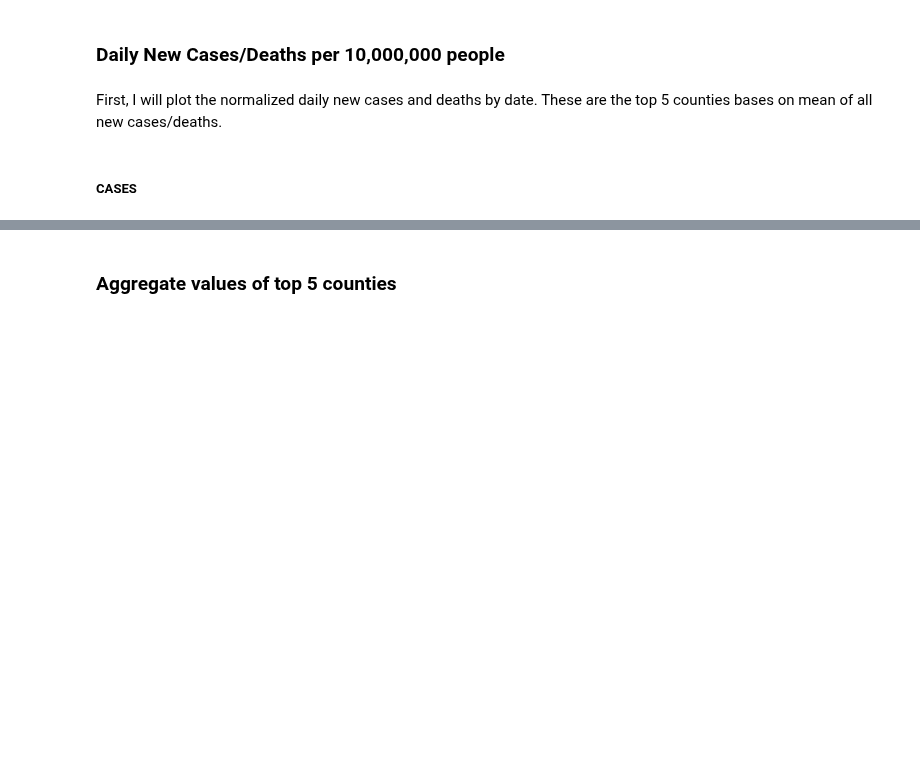
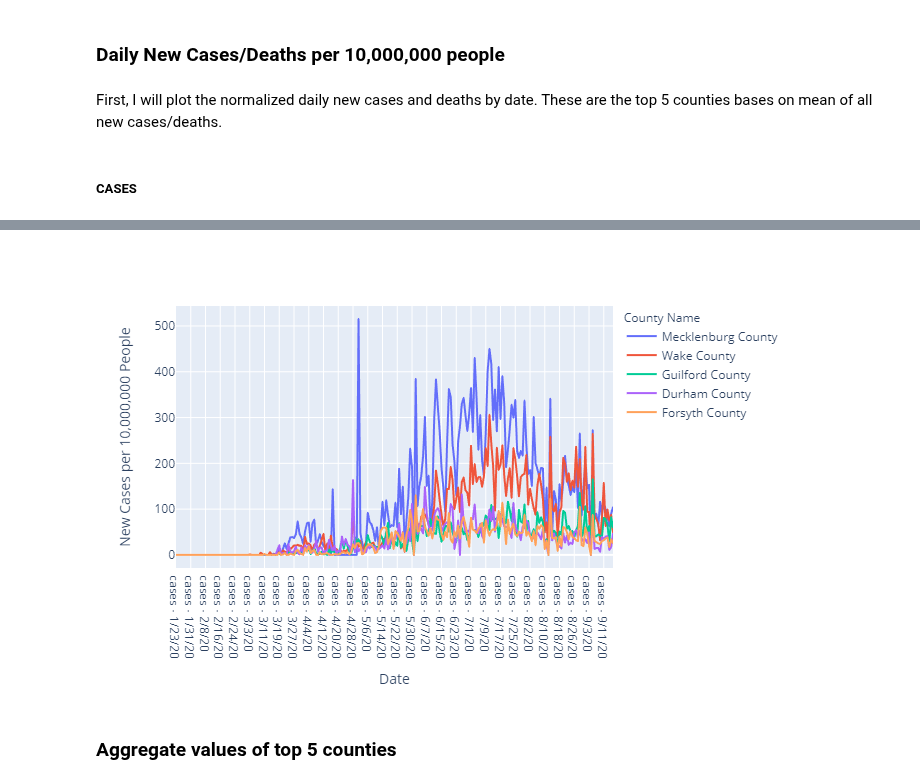
Before and after one commit to UNCG-CSE/COVID-Team-1, a Jupyter notebook: src/andy/Stage_2_Task_1.ipynb, the cells around one changed output, grey strips where cells are left out. Drawn from its saved outputs; the diff is of its cells as text; code cells hidden in the pictures; blank space fills up the shorter version.

Commit message:
graph

```diff
--- a/src/andy/Stage_2_Task_1.ipynb
+++ b/src/andy/Stage_2_Task_1.ipynb
@@ -225,6 +225,6 @@ labels_cases = {'index':'Date', 'value':'New Cases per 10,000,000 People'}
 daily_cases = px.line(top_five_cases, x=top_five_cases.index, y=top_five_cases.columns, labels=labels_cases)
 #daily_deaths = px.line(top_five_deaths, x=top_five_deaths.index, y=top_five_deaths.columns, labels=labels_deaths)
 # %%
-daily_cases.show()
-#Image(filename="andy/images/daily_case_single_state.png")
+#daily_cases.show()
+Image(filename="andy/images/daily_case_single_state.png")
 # %% [output]
@@ -232,3 +231,4 @@ daily_cases.show()
+[figure, added]
 # %%
 #SORT VALUES BY MEAN
 deaths_all = county_single_state.filter(regex='death')
```
Also changed, not shown: parts of 1 cell of this notebook.
